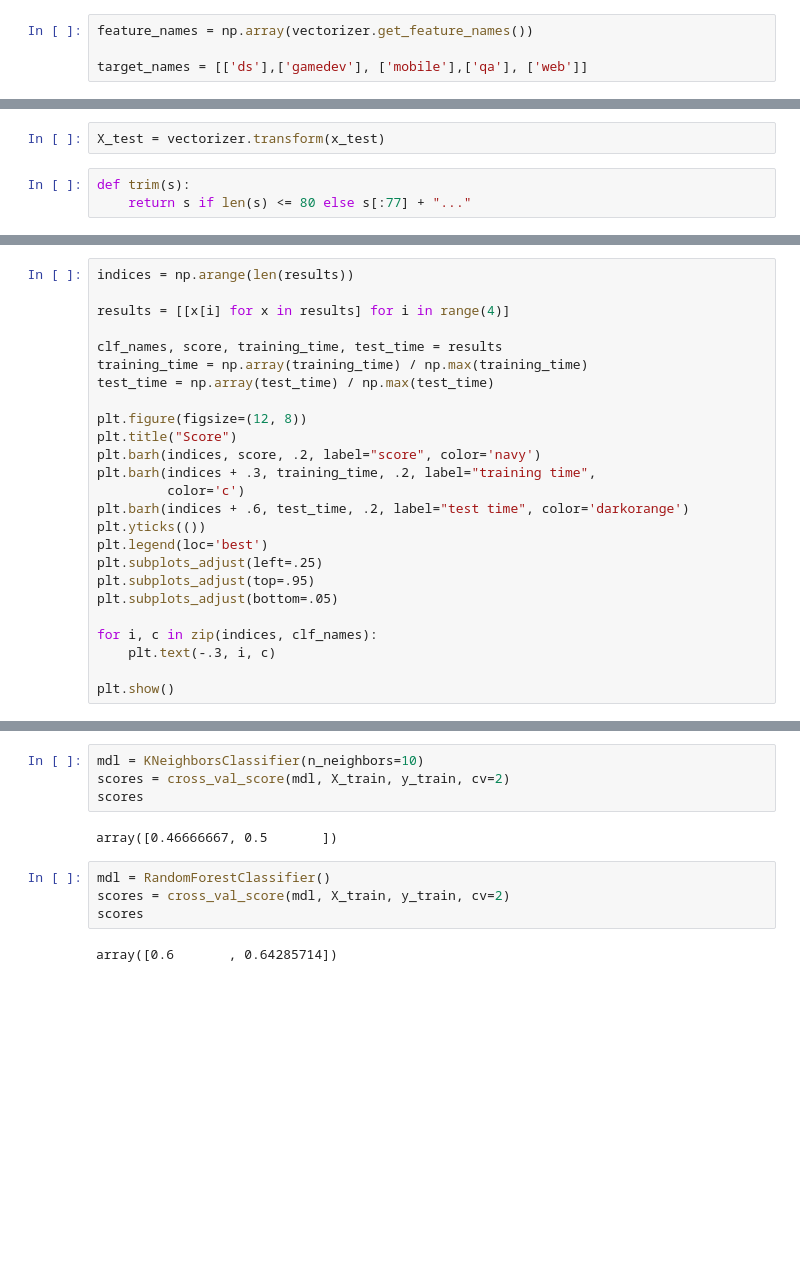
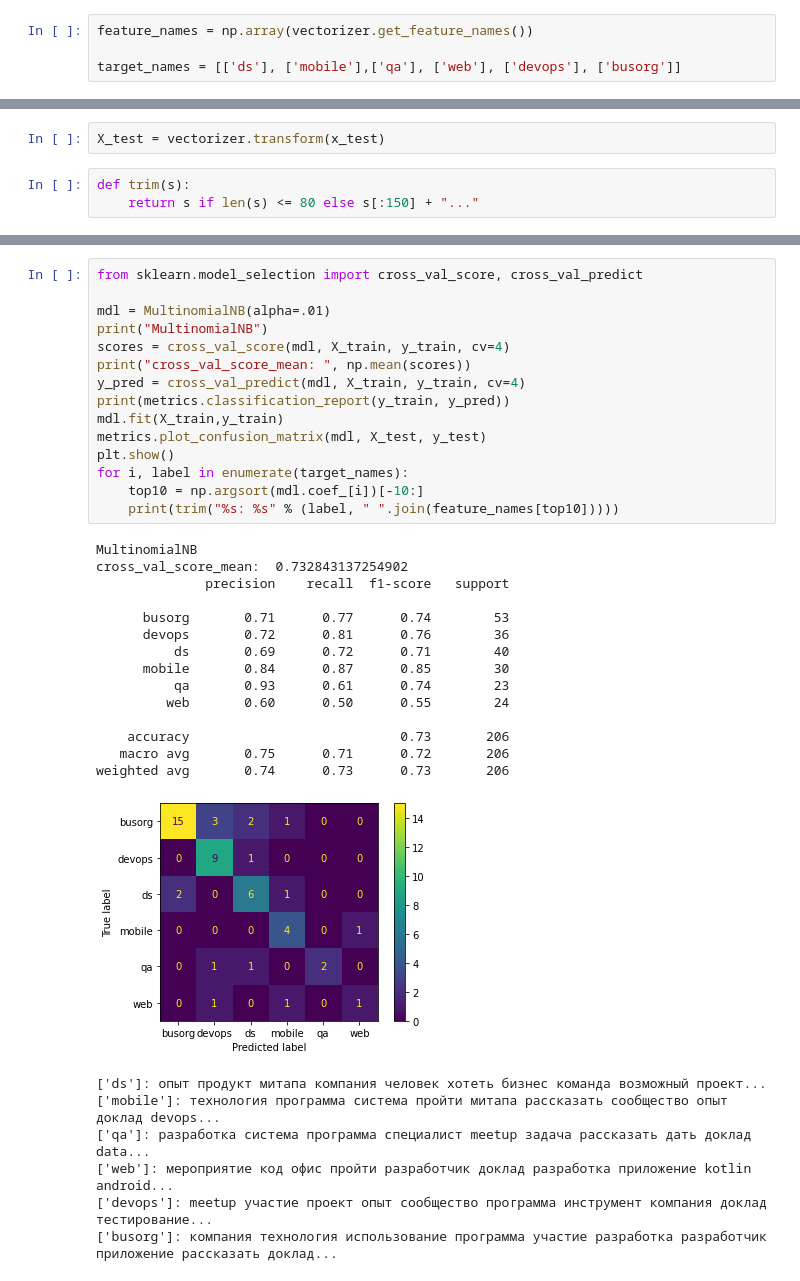
Before and after one commit to developeum/project, a Jupyter notebook: Events_classification.ipynb, the cells around one changed output, grey strips where cells are left out. Saved outputs shown, nothing was run; the diff lists cells and outputs as text; blank space fills up the shorter version.

Commit message:
#25
issue#25, tried new classifications

```diff
--- a/Events_classification.ipynb
+++ b/Events_classification.ipynb
@@ -25,7 +62,7 @@ X_train = vectorizer.fit_transform(x_train)
 # %%
 feature_names = np.array(vectorizer.get_feature_names())
 
-target_names = [['ds'],['gamedev'], ['mobile'],['qa'], ['web']]
+target_names = [['ds'], ['mobile'],['qa'], ['web'], ['devops'], ['busorg']]
 # %%
 feature_names
 # %% [output]
@@ -37,4 +78,4 @@ array(['встреча', 'выступить', 'год', 'ждать', 'испо
 X_test = vectorizer.transform(x_test)
 # %%
 def trim(s):
-    return s if len(s) <= 80 else s[:77] + "..."
+    return s if len(s) <= 80 else s[:150] + "..."
@@ -113,25 +81,0 @@ confusion matrix:
-# %%
-indices = np.arange(len(results))
-
-results = [[x[i] for x in results] for i in range(4)]
-
-clf_names, score, training_time, test_time = results
-training_time = np.array(training_time) / np.max(training_time)
-test_time = np.array(test_time) / np.max(test_time)
-
-plt.figure(figsize=(12, 8))
-plt.title("Score")
-plt.barh(indices, score, .2, label="score", color='navy')
-plt.barh(indices + .3, training_time, .2, label="training time",
-         color='c')
-plt.barh(indices + .6, test_time, .2, label="test time", color='darkorange')
-plt.yticks(())
-plt.legend(loc='best')
-plt.subplots_adjust(left=.25)
-plt.subplots_adjust(top=.95)
-plt.subplots_adjust(bottom=.05)
-
-for i, c in zip(indices, clf_names):
-    plt.text(-.3, i, c)
-
-plt.show()
@@ -160,12 +82,37 @@ array([0.6       , 0.57142857])
-# %%
-mdl = KNeighborsClassifier(n_neighbors=10)
-scores = cross_val_score(mdl, X_train, y_train, cv=2)
-scores
-# %% [output]
-array([0.46666667, 0.5       ])
-# %%
-mdl = RandomForestClassifier()
-scores = cross_val_score(mdl, X_train, y_train, cv=2)
-scores
-# %% [output]
-array([0.6       , 0.64285714])
+# %%
+from sklearn.model_selection import cross_val_score, cross_val_predict
+
+mdl = MultinomialNB(alpha=.01)
+print("MultinomialNB")
+scores = cross_val_score(mdl, X_train, y_train, cv=4)
+print("cross_val_score_mean: ", np.mean(scores))
+y_pred = cross_val_predict(mdl, X_train, y_train, cv=4)
+print(metrics.classification_report(y_train, y_pred))
+mdl.fit(X_train,y_train)
+metrics.plot_confusion_matrix(mdl, X_test, y_test)
+plt.show()
+for i, label in enumerate(target_names):
+    top10 = np.argsort(mdl.coef_[i])[-10:]
+    print(trim("%s: %s" % (label, " ".join(feature_names[top10]))))
+# %% [output]
+MultinomialNB
+cross_val_score_mean:  0.732843137254902
+              precision    recall  f1-score   support
+
+      busorg       0.71      0.77      0.74        53
+      devops       0.72      0.81      0.76        36
+          ds       0.69      0.72      0.71        40
+      mobile       0.84      0.87      0.85        30
+          qa       0.93      0.61      0.74        23
+         web       0.60      0.50      0.55        24
+
+    accuracy                           0.73       206
+   macro avg       0.75      0.71      0.72       206
+weighted avg       0.74      0.73      0.73       206
+[figure, added]
+['ds']: опыт продукт митапа компания человек хотеть бизнес команда возможный проект...
+['mobile']: технология программа система пройти митапа рассказать сообщество опыт доклад devops...
+['qa']: разработка система программа специалист meetup задача рассказать дать доклад data...
+['web']: мероприятие код офис пройти разработчик доклад разработка приложение kotlin android...
+['devops']: meetup участие проект опыт сообщество программа инструмент компания доклад тестирование...
+['busorg']: компания технология использование программа участие разработка разработчик приложение рассказать доклад...
```
Also changed, not shown: parts of 14 cells of this notebook, 2 other files.
